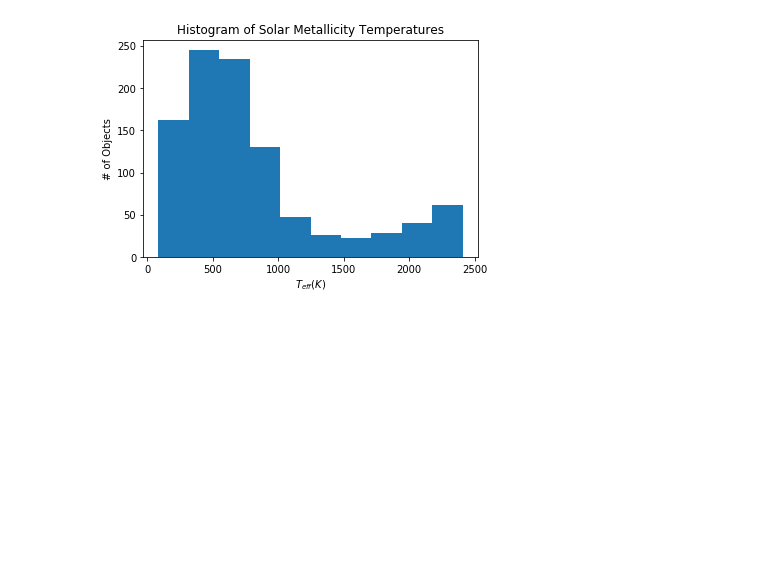
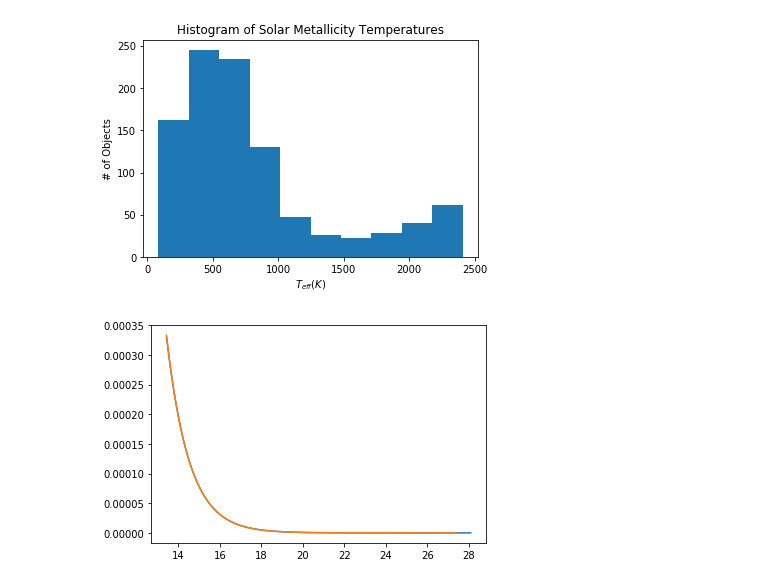
Before and after one commit to dhilligo/BDwarfLumFunction, a Jupyter notebook: GCNS Table Analysis.ipynb, the cells around one changed output. Drawn from its saved outputs; the diff is of its cells as text; code cells hidden in the pictures; blank space fills up the shorter version.

```diff
--- a/GCNS Table Analysis.ipynb
+++ b/GCNS Table Analysis.ipynb
@@ -699,3 +699,12 @@ plt.ylabel("# of Objects")
 # %% [output]
 Text(0, 0.5, '# of Objects')
 [figure]
+# %%
+bolo_mag1=4.74-2.5*f(masses)
+bolo_mag2=4.74-2.5*f1(masses1)
+# %%
+plt.plot(bolo_mag2, 10**f1(masses1))
+plt.plot(bolo_mag1,10**f(masses))
+plt.show()
+# %% [output]
+[figure, added]
```
Also changed, not shown: parts of 11 cells of this notebook.
